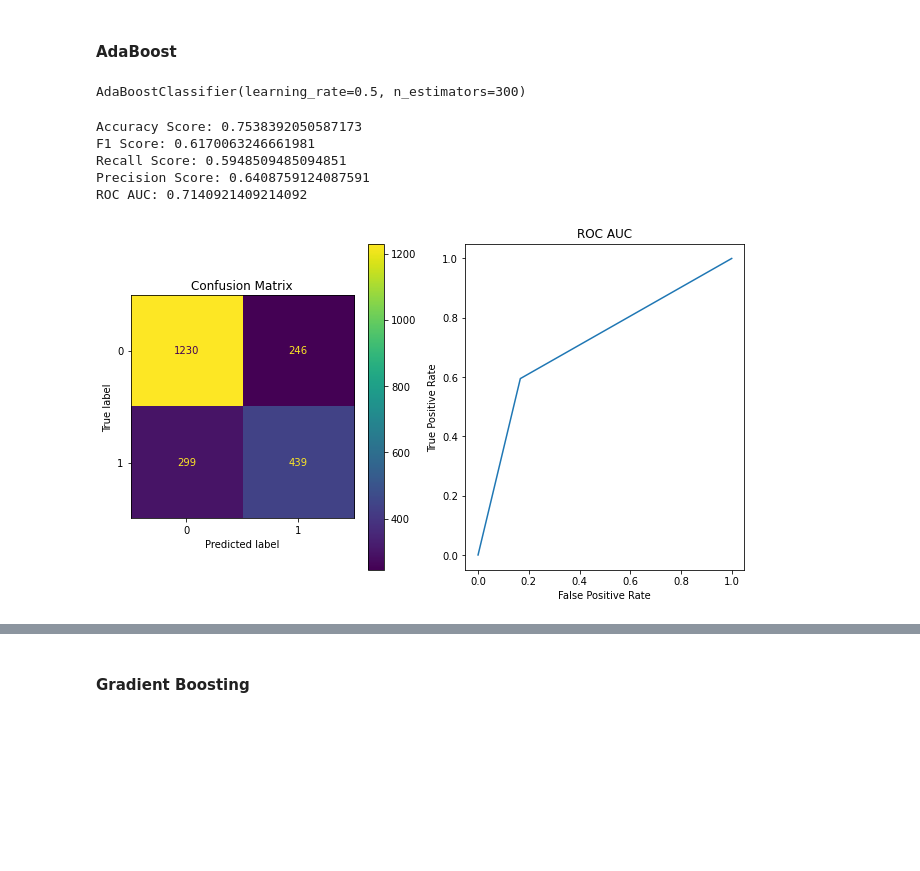
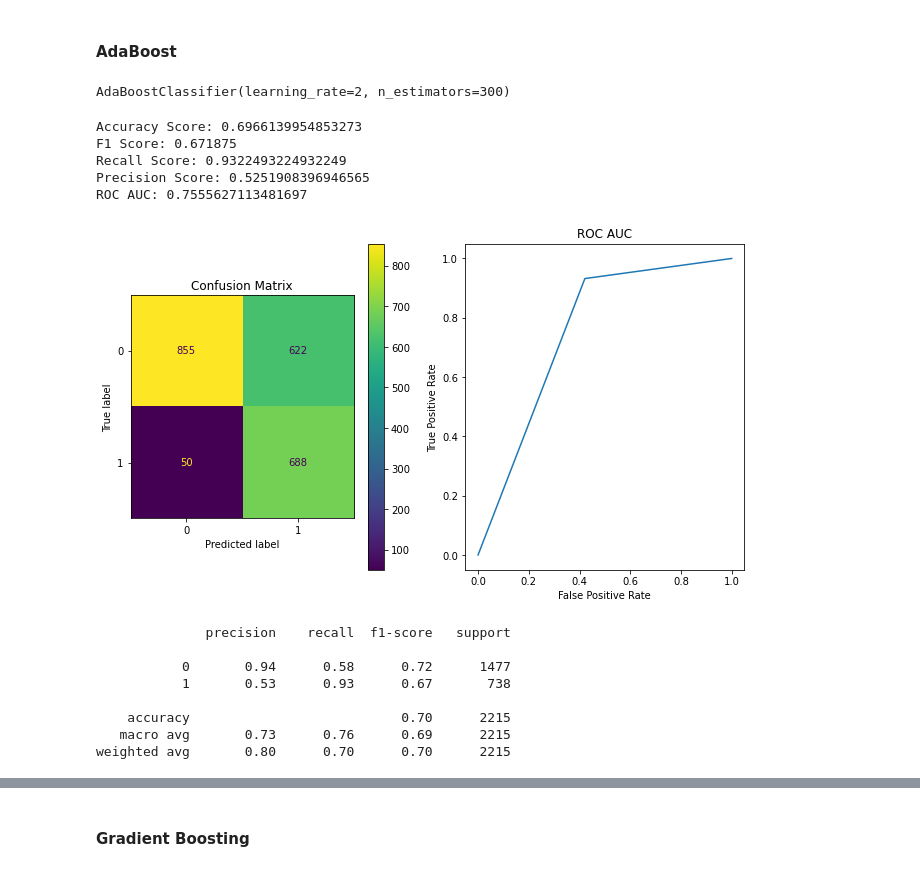
Before and after one commit to MohammadRouintan/Vehicle-Insurance-Claim-Fraud-Detection-Classification, a Jupyter notebook: VehicleInsuranceCLASSIFICATION.ipynb, the cells around one changed output, grey strips where cells are left out. Cells and saved outputs as stored; diff of their text form; code cells hidden in the pictures; blank space fills up the shorter version.

```diff
--- a/VehicleInsuranceCLASSIFICATION.ipynb
+++ b/VehicleInsuranceCLASSIFICATION.ipynb
@@ -747,10 +1197,10 @@ ROC AUC: 0.7489190121477118
 from sklearn.naive_bayes import BernoulliNB
 ber_nb_clf = make_pipeline(StandardScaler(), BernoulliNB())
 # %%
-ber_nb_clf.fit(x_under, y_under)
+ber_nb_clf.fit(x_train, y_train)
 # %% [output]
 Pipeline(steps=[('standardscaler', StandardScaler()),
                 ('bernoullinb', BernoulliNB())])
 # %%
-analysis_model_with_train('ber_nb_clf_under', ber_nb_clf, x_under, y_under)
+analysis_model_with_train('ber_nb_clf_under', ber_nb_clf, x_train, y_train)
 # %% [output]
@@ -773,20 +1239,28 @@ ROC AUC: 0.6619551942421897
 #### AdaBoost
 # %%
 from sklearn.ensemble import AdaBoostClassifier
-ada_clf = AdaBoostClassifier(n_estimators=300, learning_rate=0.5)
+ada_clf = AdaBoostClassifier(n_estimators=300, learning_rate=2)
 # %%
-ada_clf.fit(x_under, y_under)
+ada_clf.fit(x_train, y_train)
 # %% [output]
-AdaBoostClassifier(learning_rate=0.5, n_estimators=300)
+AdaBoostClassifier(learning_rate=2, n_estimators=300)
 # %%
-analysis_model_with_train('ada_clf_under', ada_clf, x_under, y_under)
+analysis_model_with_train('ada_clf_under', ada_clf, x_train, y_train)
 # %% [output]
-Accuracy Score: 0.7538392050587173
-F1 Score: 0.6170063246661981
-Recall Score: 0.5948509485094851
-Precision Score: 0.6408759124087591
-ROC AUC: 0.7140921409214092
+Accuracy Score: 0.6966139954853273
+F1 Score: 0.671875
+Recall Score: 0.9322493224932249
+Precision Score: 0.5251908396946565
+ROC AUC: 0.7555627113481697
-[figure, old version]
+[figure, new version]
+              precision    recall  f1-score   support
+
+           0       0.94      0.58      0.72      1477
+           1       0.53      0.93      0.67       738
+
+    accuracy                           0.70      2215
+   macro avg       0.73      0.76      0.69      2215
+weighted avg       0.80      0.70      0.70      2215
 # %%
 analysis_model_with_test('ada_clf_under', ada_clf, x_test, y_test)
 # %% [output]
```
Also changed, not shown: parts of 105 cells of this notebook.
